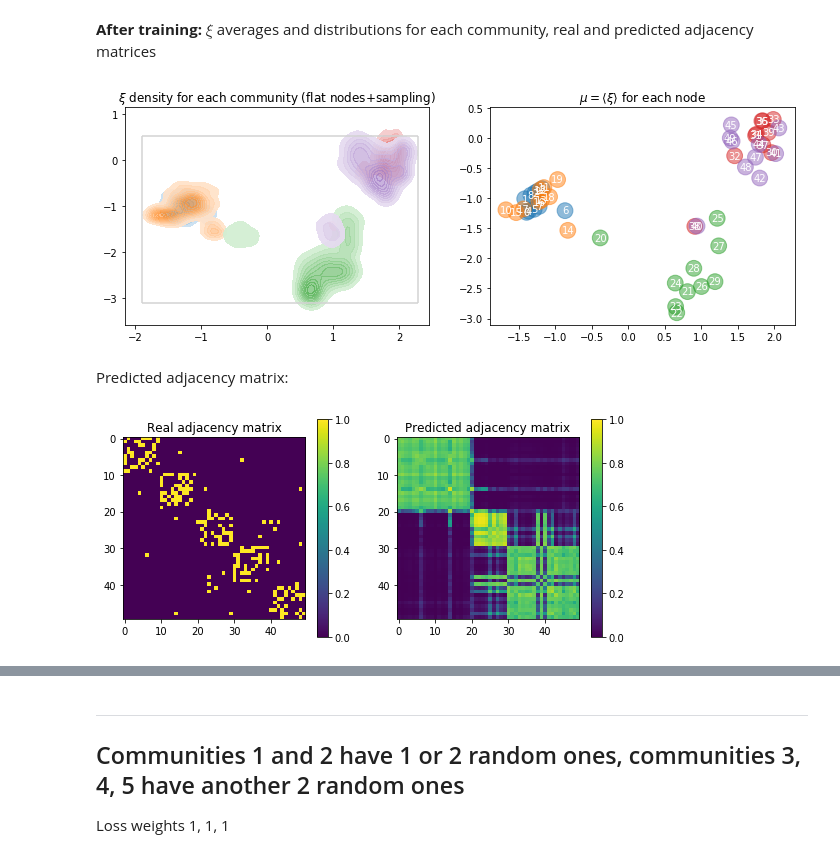
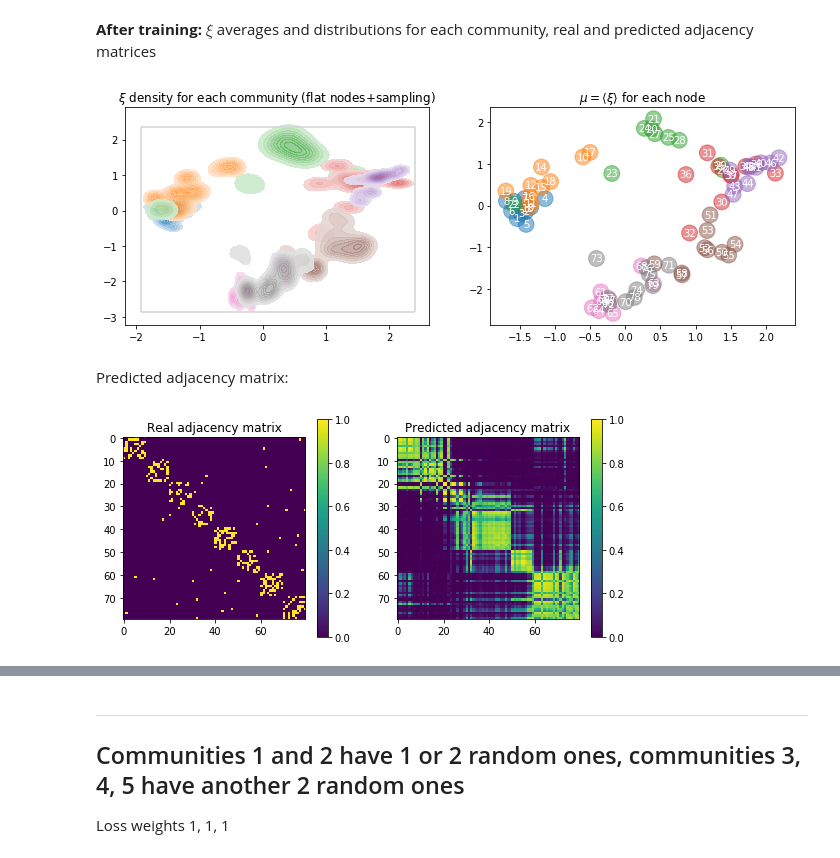
Before and after one commit to ixxi-dante/an2vec, a Jupyter notebook: projects/behaviour/feature-network-dependencies.ipynb, the cells around one changed output, grey strips where cells are left out. Drawn from its saved outputs; the diff is of its cells as text; code cells hidden in the pictures.

```diff
--- a/projects/behaviour/feature-network-dependencies.ipynb
+++ b/projects/behaviour/feature-network-dependencies.ipynb
@@ -42,7 +41,7 @@ np.random.seed(1)
 # %% [markdown]
 ### Model drawing routines
 # %%
-def plot_ξ_distribution(glk, q_model, adj, features):
+def plot_ξ_distribution(glk, q_model, q_codecs, adj, features):
     g, l, k = glk
     palette = np.concatenate([np.array(sb.color_palette(n_colors=l)),
                               .5 * np.ones((l, 1))],
@@ -56,7 +55,8 @@ def plot_ξ_distribution(glk, q_model, adj, features):
     q_pred = q_model.predict_on_fed_batch(x, feeds=feeds)
 
     # KDE plots
-    q_pred_ξ_sample = K.eval(codecs.Gaussian(q_pred).stochastic_value(100))
+    assert len(q_codecs) == 1
+    q_pred_ξ_sample = K.eval(codecs.available_codecs()[q_codecs[0]](q_pred).stochastic_value(100))
     for i in range(l):
         x = q_pred_ξ_sample[i * k:(i + 1) * k, :, 0].flatten()
         y = q_pred_ξ_sample[i * k:(i + 1) * k, :, 1].flatten()
@@ -78,7 +78,7 @@ def plot_ξ_distribution(glk, q_model, adj, features):
 ## Test graphs
 # %%
 # Parameters
-l = 5
+l = 8
 k = 10
 p_in = .4
 p_out = .01
@@ -114,0 +106,15 @@ plt.imshow(labels)
+# %%
+labels = np.zeros((l * k, 3), dtype=np.float32)
+labels[:25, 0] = 1
+labels[25:55, 1] = 1
+labels[55:, 2] = 1
+
+noisy_labels = labels + np.random.normal(loc=0.0, scale=.1, size=labels.shape)
+
+fig, (ax1, ax2) = plt.subplots(1, 2, figsize=(5, 5))
+
+im1 = ax1.imshow(labels)
+plt.colorbar(im1, ax=ax1)
+
+im2 = ax2.imshow(noisy_labels)
+plt.colorbar(im2, ax=ax2)
@@ -163,14 +192,14 @@ display(SVG(model_to_dot(vae, rankdir='LR').create(prog='dot', format='svg')))
 # %% [markdown]
 ## Target function
 # %%
-features = utils.scale_center(labels)
-
 def target_func(batch_adj, required_nodes, final_nodes):
     return [
         np.zeros(1), # ignored
         utils.expand_dims_tile(utils.expand_dims_tile(batch_adj + np.eye(batch_adj.shape[0]), 0, n_ξ_samples), 0, 1),
-        utils.expand_dims_tile(features[final_nodes], 1, n_ξ_samples),
+        utils.expand_dims_tile(labels[final_nodes], 1, n_ξ_samples),
     ]
+
+input_features = noisy_labels
 # %% [markdown]
 ## Before training
 
@@ -256,25 +323,21 @@ fig.tight_layout()
 # %% [markdown]
 **After training:** $\xi$ averages and distributions for each community, real and predicted adjacency matrices
 # %%
-plot_ξ_distribution((g, l, k), q_model, adj, features)
+plot_ξ_distribution((g, l, k), q_model, q_codecs, adj, input_features)
 # %% [output]
-[figure, old version]
+[figure, new version]
 # %% [markdown]
 Predicted adjacency matrix:
 # %%
 fig, (ax1, ax2) = plt.subplots(1, 2, figsize=(9, 4))
 
-im1 = ax1.imshow(nx.adjacency_matrix(g).todense())
+im1 = ax1.imshow(nx.adjacency_matrix(g).toarray())
 ax1.set_title('Real adjacency matrix')
 plt.colorbar(im1, ax=ax1)
 
-x, _, feeds = next(batching.batches(vae, adj, features, target_func,
-                                    adj.shape[0], 1,
-                                    p=1, q=1, neighbour_samples=None))
-adj_pred = vae.predict_on_fed_batch(x, feeds=feeds)[1]
-im2 = ax2.imshow(scipy.special.expit(adj_pred[0].mean(axis=0)))
+im2 = ax2.imshow(adj_pred)
 im2.set_norm(im1.norm)
 ax2.set_title('Predicted adjacency matrix')
 plt.colorbar(im2, ax=ax2);
 # %% [output]
-[figure, old version]
+[figure, new version]
```
Also changed, not shown: parts of 43 cells of this notebook, 1 other file.
